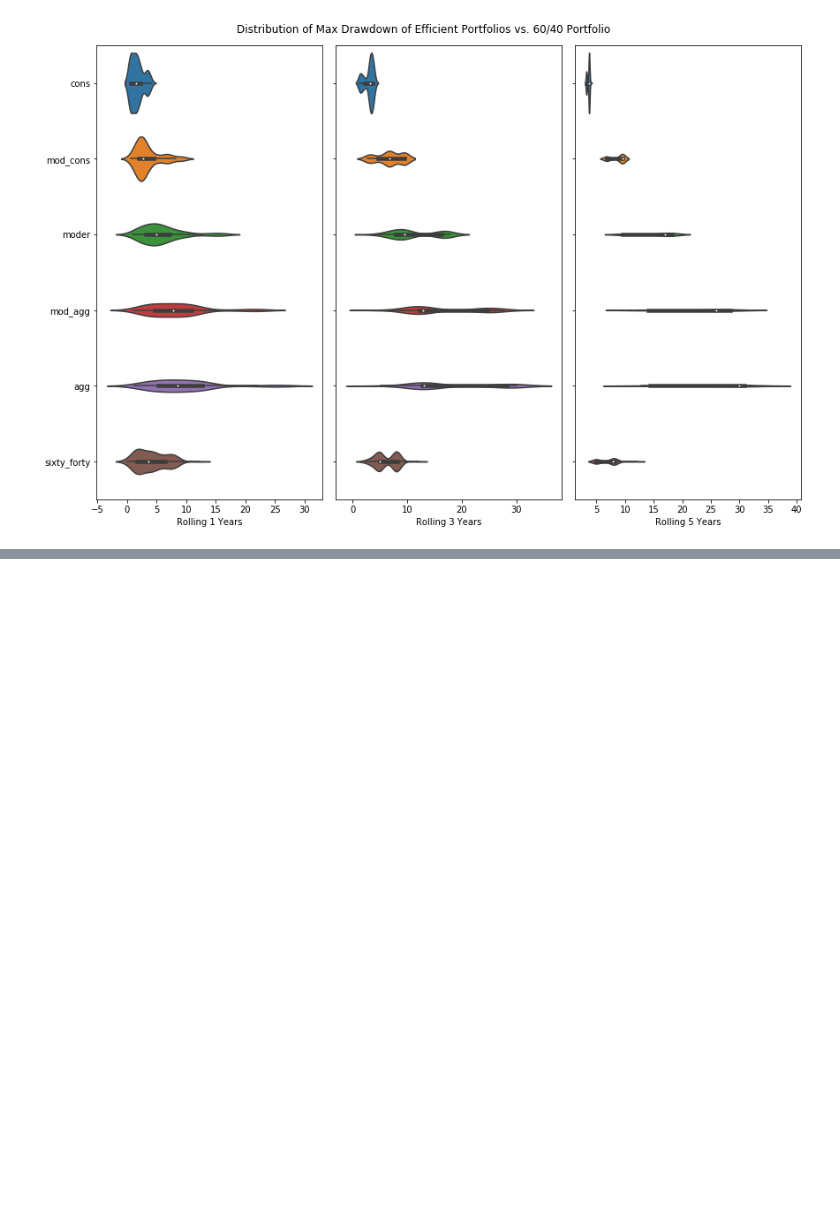
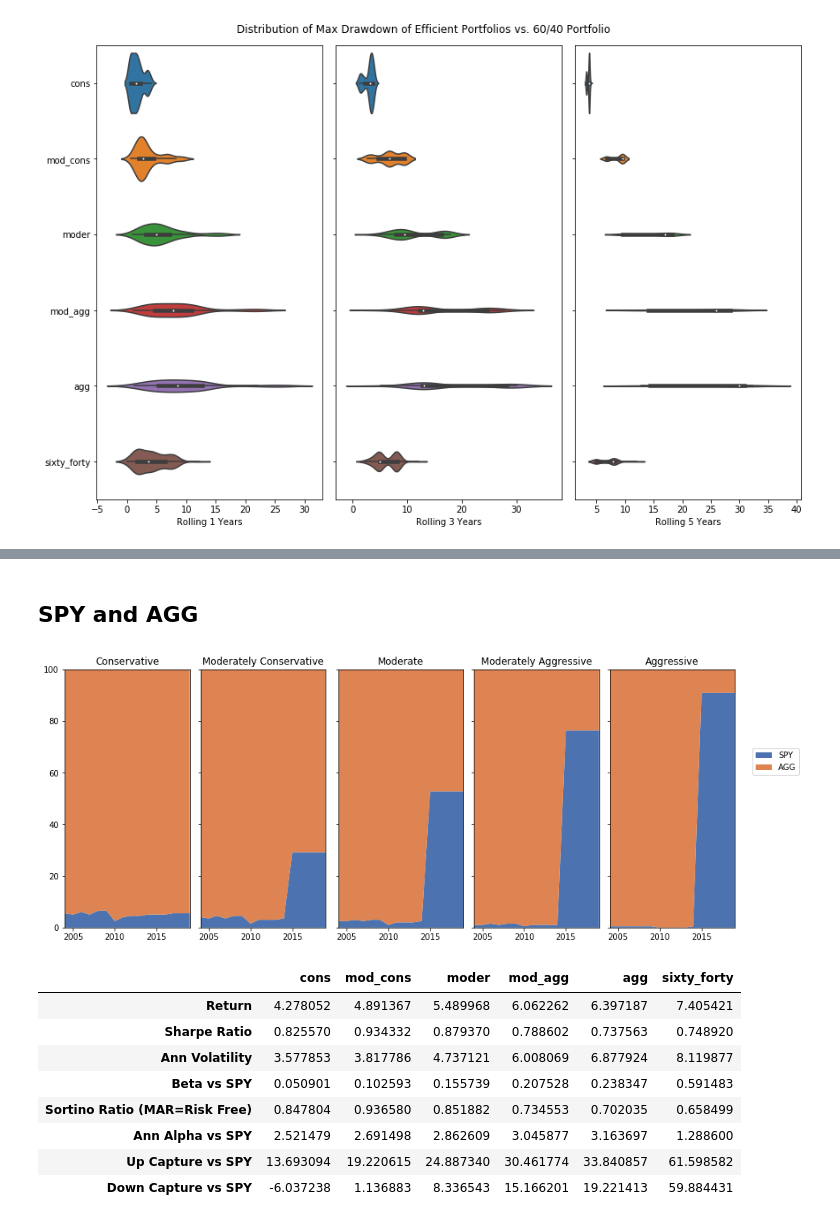
Before and after one commit to memckee/eff_frontier, a Jupyter notebook: EfficientFrontier.ipynb, the cells around one changed output, grey strips where cells are left out. Drawn from its saved outputs; the diff is of its cells as text; code cells hidden in the pictures; blank space fills up the shorter version.

```diff
--- a/EfficientFrontier.ipynb
+++ b/EfficientFrontier.ipynb
@@ -419,0 +659,25 @@ for stat in stats:
+# %% [markdown]
+## SPY and AGG
+# %%
+years = np.arange(2004, 2020, 1)
+risk_levels = ['cons', 'mod_cons', 'moder', 'mod_agg', 'agg']
+select_etfs = ['SPY', 'AGG']
+
+port_returns, port_weights = generate_ann_ports(
+    etf_returns[select_etfs], years, risk_levels)
+port_returns = pd.concat([port_returns, sixty_forty],
+                         axis=1, join='inner').rename(columns={0: 'sixty_forty'})
+
+plot_weights(port_weights)
+get_stats(port_returns, etf_history['SPY'], risk_free)
+# %% [output]
+[figure, added]
+|  | cons | mod_cons | moder | mod_agg | agg | sixty_forty |
+| Return | 4.278052 | 4.891367 | 5.489968 | 6.062262 | 6.397187 | 7.405421 |
+| Sharpe Ratio | 0.825570 | 0.934332 | 0.879370 | 0.788602 | 0.737563 | 0.748920 |
+| Ann Volatility | 3.577853 | 3.817786 | 4.737121 | 6.008069 | 6.877924 | 8.119877 |
+| Beta vs SPY | 0.050901 | 0.102593 | 0.155739 | 0.207528 | 0.238347 | 0.591483 |
+| Sortino Ratio (MAR=Risk Free) | 0.847804 | 0.936580 | 0.851882 | 0.734553 | 0.702035 | 0.658499 |
+| Ann Alpha vs SPY | 2.521479 | 2.691498 | 2.862609 | 3.045877 | 3.163697 | 1.288600 |
+| Up Capture vs SPY | 13.693094 | 19.220615 | 24.887340 | 30.461774 | 33.840857 | 61.598582 |
+| Down Capture vs SPY | -6.037238 | 1.136883 | 8.336543 | 15.166201 | 19.221413 | 59.884431 |
```
Also changed, not shown: parts of 35 cells of this notebook, 1 other file.
